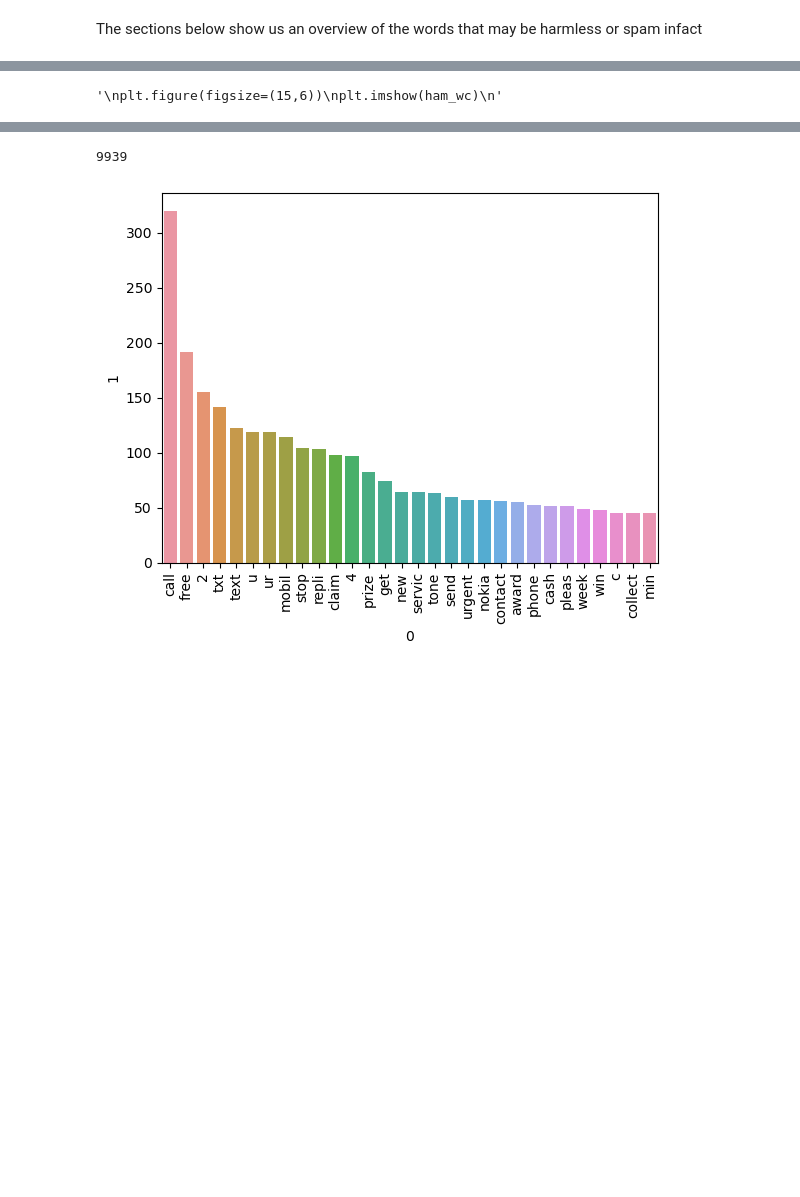
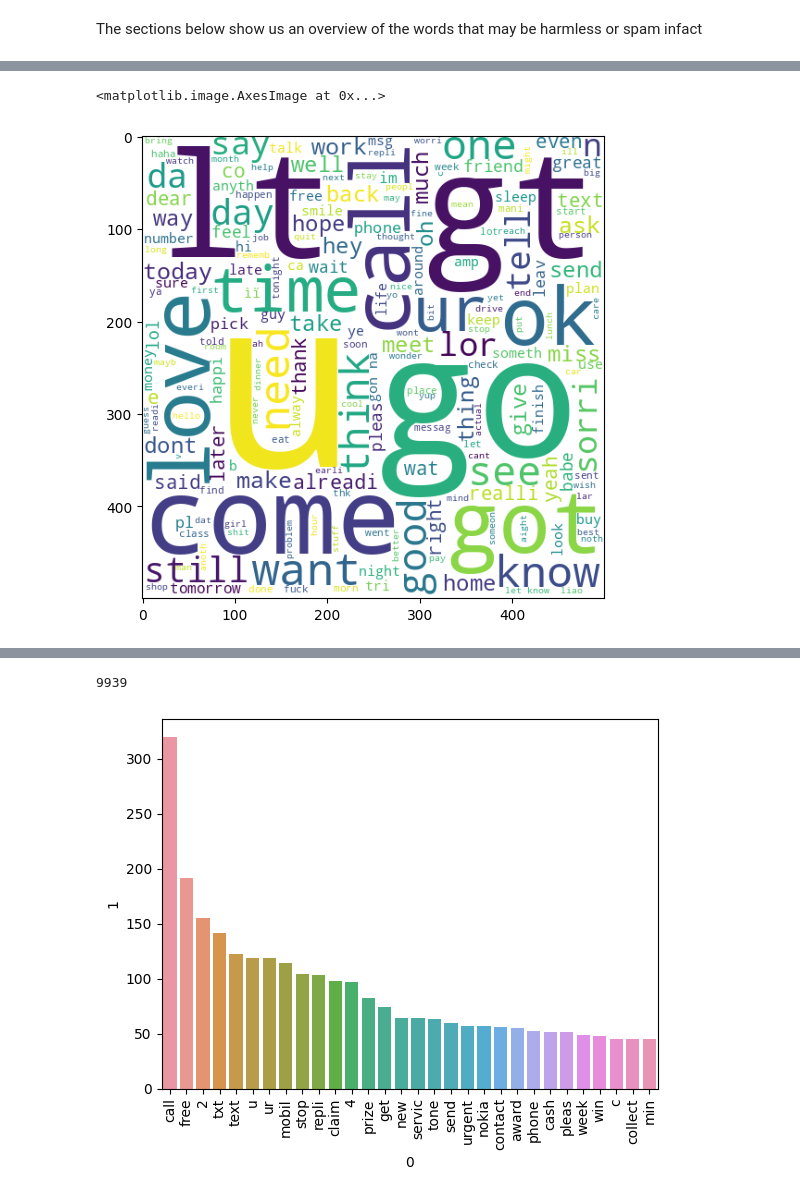
Before and after one commit to FranklineMisango/Spam_Message_Classifier, a Jupyter notebook: sms_spam_detection.ipynb, the cells around one changed output, grey strips where cells are left out. Drawn from its saved outputs; the diff is of its cells as text; code cells hidden in the pictures; blank space fills up the shorter version.

```diff
--- a/sms_spam_detection.ipynb
+++ b/sms_spam_detection.ipynb
@@ -357,10 +346,10 @@ ham_wc = wc.generate(spam_df[spam_df['target'] == 0]['transformed_text'].str.cat
 # %%
-'''
+
 plt.figure(figsize=(15,6))
 plt.imshow(ham_wc)
-'''
 # %% [output]
-'\nplt.figure(figsize=(15,6))\nplt.imshow(ham_wc)\n'
+<matplotlib.image.AxesImage at 0x...>
+[figure, added]
 # %%
 spam_df.head()
 # %% [output]
```
Also changed, not shown: parts of 22 cells of this notebook, 5 other files.
